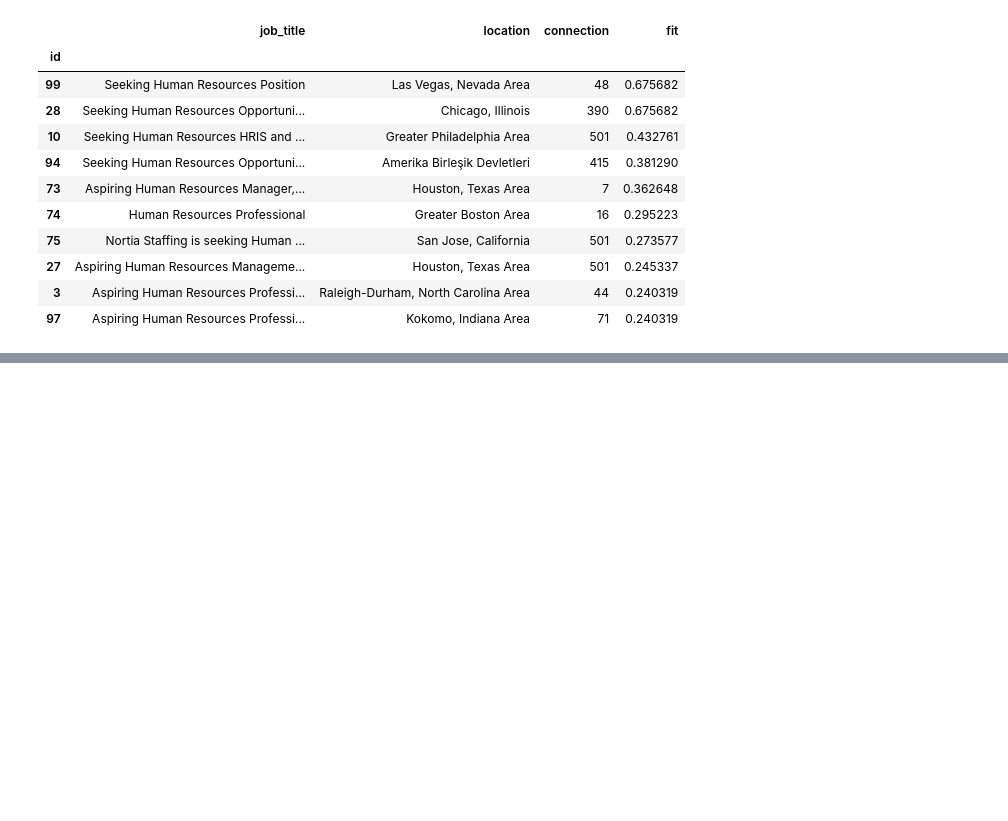
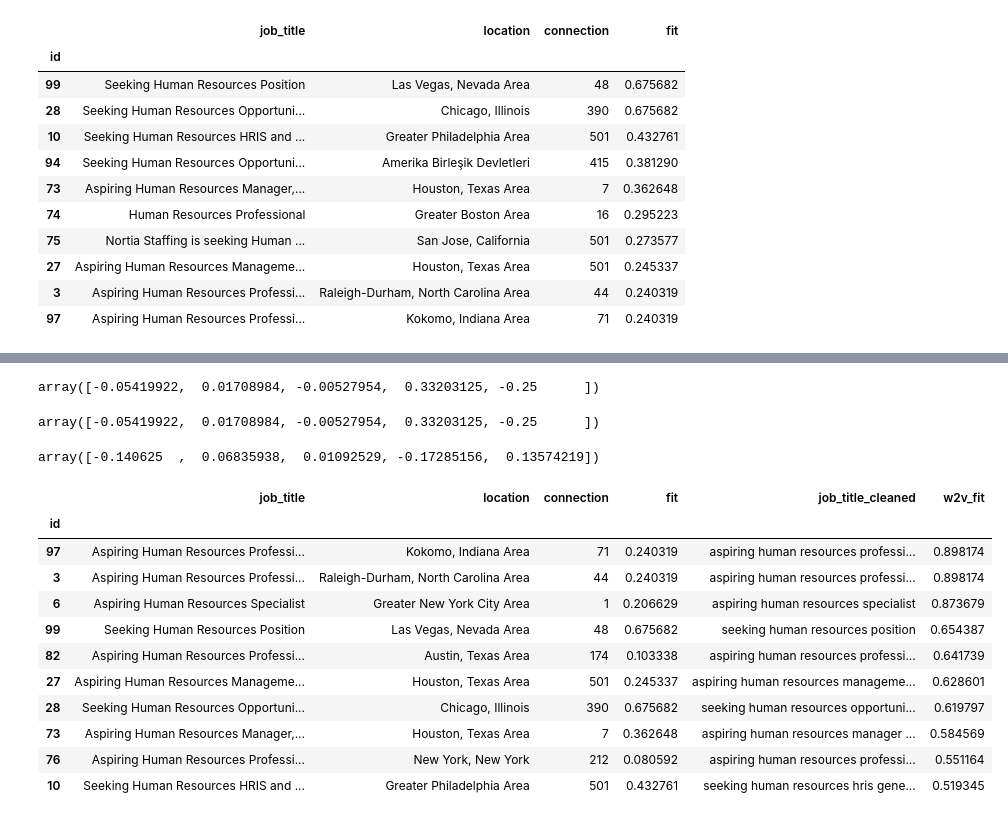
Before and after one commit to kre8tions/Apziva, a Jupyter notebook: tirMlkapx4XpMRlG/tirMlkapx4XpMRlG.ipynb, the cells around one changed output, grey strips where cells are left out. Cells and saved outputs as stored; diff of their text form; code cells hidden in the pictures; blank space fills up the shorter version.

```diff
--- a/tirMlkapx4XpMRlG/tirMlkapx4XpMRlG.ipynb
+++ b/tirMlkapx4XpMRlG/tirMlkapx4XpMRlG.ipynb
@@ -230,0 +359,12 @@ top_candidates(n = 10, by = 'fit', ascending = False, min_con = 0)
+# %%
+processing('hello world!!!!')[0][0][:5]
+# %% [output]
+array([-0.05419922,  0.01708984, -0.00527954,  0.33203125, -0.25      ])
+# %%
+processing('hello world!!!!')[0][:3][0][:20]
+# %% [output]
+array([-0.05419922,  0.01708984, -0.00527954,  0.33203125, -0.25      ])
+# %%
+processing('Aspiring human resources')[0][:3][0][:5]
+# %% [output]
+array([-0.140625  ,  0.06835938,  0.01092529, -0.17285156,  0.13574219])
@@ -230,0 +398,15 @@ top_candidates(n = 10, by = 'fit', ascending = False, min_con = 0)
+# %%
+top_candidates(n = 10, by = 'w2v_fit', ascending = False, min_con = 0)
+# %% [output]
+|  | job_title | location | connection | fit | job_title_cleaned | w2v_fit |
+| id |  |  |  |  |  |  |
+| 97 | Aspiring Human Resources Professi... | Kokomo, Indiana Area | 71 | 0.240319 | aspiring human resources professi... | 0.898174 |
+| 3 | Aspiring Human Resources Professi... | Raleigh-Durham, North Carolina Area | 44 | 0.240319 | aspiring human resources professi... | 0.898174 |
+| 6 | Aspiring Human Resources Specialist | Greater New York City Area | 1 | 0.206629 | aspiring human resources specialist | 0.873679 |
+| 99 | Seeking Human Resources Position | Las Vegas, Nevada Area | 48 | 0.675682 | seeking human resources position | 0.654387 |
+| 82 | Aspiring Human Resources Professi... | Austin, Texas Area | 174 | 0.103338 | aspiring human resources professi... | 0.641739 |
+| 27 | Aspiring Human Resources Manageme... | Houston, Texas Area | 501 | 0.245337 | aspiring human resources manageme... | 0.628601 |
+| 28 | Seeking Human Resources Opportuni... | Chicago, Illinois | 390 | 0.675682 | seeking human resources opportuni... | 0.619797 |
+| 73 | Aspiring Human Resources Manager,... | Houston, Texas Area | 7 | 0.362648 | aspiring human resources manager ... | 0.584569 |
+| 76 | Aspiring Human Resources Professi... | New York, New York | 212 | 0.080592 | aspiring human resources professi... | 0.551164 |
+| 10 | Seeking Human Resources HRIS and ... | Greater Philadelphia Area | 501 | 0.432761 | seeking human resources hris gene... | 0.519345 |
```
Also changed, not shown: parts of 30 cells of this notebook.
